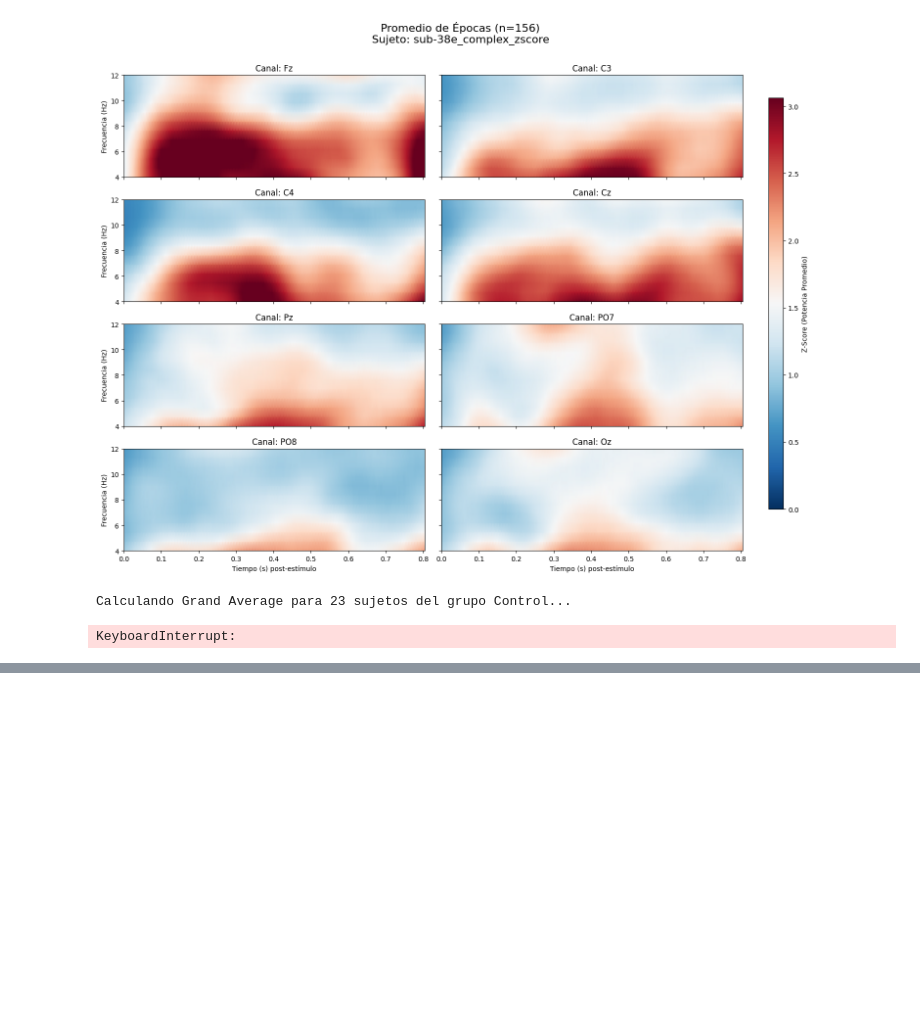
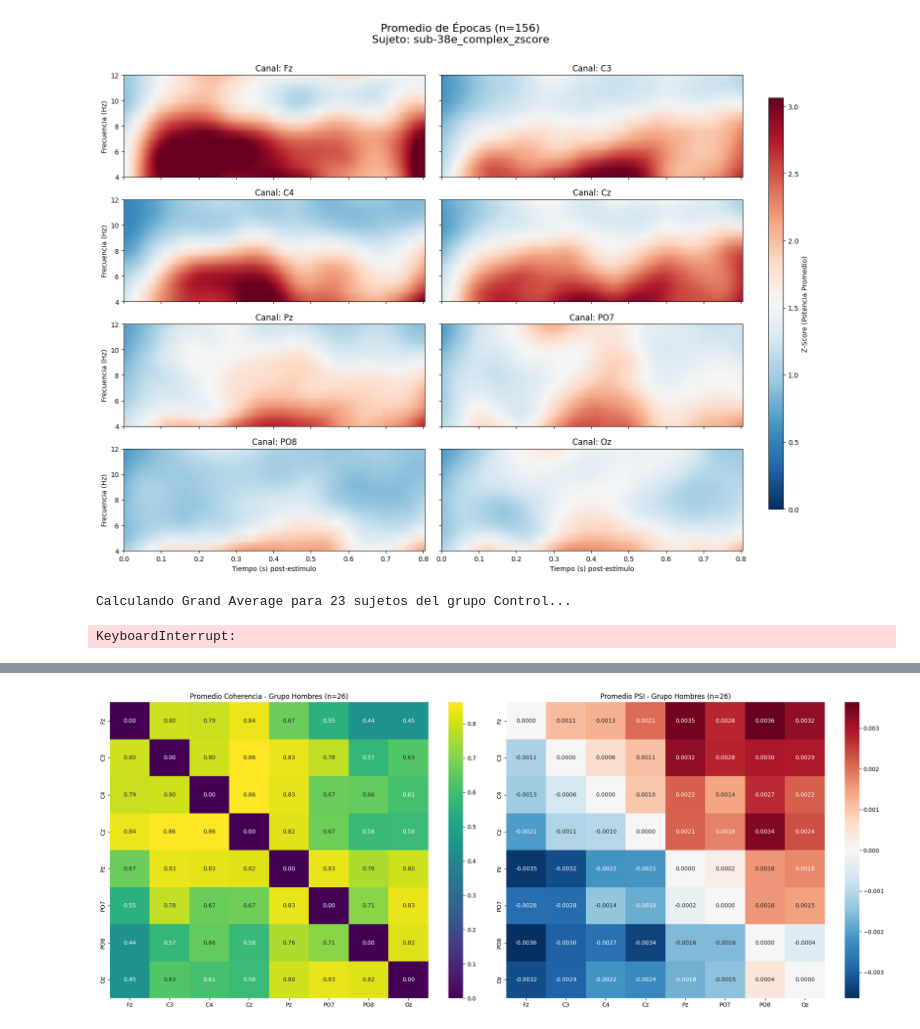
Before and after one commit to fer004/PSI_analysis_STEM, a Jupyter notebook: psi_analisis.ipynb, the cells around one changed output, grey strips where cells are left out. Drawn from its saved outputs; the diff is of its cells as text; code cells hidden in the pictures; blank space fills up the shorter version.

```diff
--- a/psi_analisis.ipynb
+++ b/psi_analisis.ipynb
@@ -329,0 +416,91 @@ KeyboardInterrupt:
+# %%
+import numpy as np
+import pandas as pd
+import matplotlib.pyplot as plt
+import seaborn as sns
+from pathlib import Path
+
+def psi(sub_list, cwt_dir, freqs):
+    # 1. Filtrar sujetos del grupo control
+    control_subs = sub_list[sub_list['Gender'] == 'Male']['participant_id'].values
+    n_channels = 8  # Basado en tu target_channels
+    target_channels = ['Fz', 'C3', 'C4', 'Cz', 'Pz', 'PO7', 'PO8', 'Oz']
+    df_step = freqs[1] - freqs[0]
+
+    lista_coh = []
+    lista_psi = []
+
+    print(f"Iniciando procesamiento grupal para {len(control_subs)} sujetos...")
+
+    for sub_id in control_subs:
+        file_path = Path(cwt_dir) / f"{sub_id}_complex_zscore.npy"
+
+        if not file_path.exists():
+            continue
+
+        # Cargar épocas del sujeto (duraciones variables)
+        epochs = np.load(file_path, allow_pickle=True)
+        min_t = min([e.shape[2] for e in epochs])
+        # Truncar y convertir a array (n_epochs, n_channels, n_freqs, min_t)
+        data = np.array([e[:, :, :min_t] for e in epochs])
+
+        # Matrices temporales para el sujeto
+        sub_coh = np.zeros((n_channels, n_channels))
+        sub_psi = np.zeros((n_channels, n_channels))
+
+        # Calcular pares de canales
+        for i in range(n_channels):
+            for j in range(i + 1, n_channels):
+                Wx = data[:, i, :, :]
+                Wy = data[:, j, :, :]
+
+                # Coherencia Compleja
+                Sxy = np.mean(Wx * np.conj(Wy), axis=0)
+                Sxx = np.mean(np.abs(Wx)**2, axis=0)
+                Syy = np.mean(np.abs(Wy)**2, axis=0)
+                Cxy = Sxy / (np.sqrt(Sxx * Syy) + 1e-15)
+
+                # Escalar de Coherencia (Magnitud)
+                sub_coh[i, j] = sub_coh[j, i] = np.abs(np.mean(Cxy))
+
+                # PSI (Phase Slope Index)
+                psi_vals = []
+                for f in range(len(freqs) - 1):
+                    # Fórmula: Imag( conj(Cxy(f)) * Cxy(f+df) )
+                    term = np.conj(Cxy[f, :]) * Cxy[f+1, :]
+                    psi_vals.append(np.imag(term))
+
+                avg_psi = np.mean(psi_vals)
+                sub_psi[i, j] = avg_psi
+                sub_psi[j, i] = -avg_psi
+
+        lista_coh.append(sub_coh)
+        lista_psi.append(sub_psi)
+        print(f"Sujeto {sub_id} procesado.")
+
+    # 2. Calcular Grand Average del Grupo
+    ga_coh = np.mean(lista_coh, axis=0)
+    ga_psi = np.mean(lista_psi, axis=0)
+
+    # 3. Visualización
+    fig, (ax1, ax2) = plt.subplots(1, 2, figsize=(20, 8))
+
+    # Heatmap Coherencia
+    sns.heatmap(ga_coh, annot=True, fmt=".2f", cmap='viridis', ax=ax1,
+                xticklabels=target_channels, yticklabels=target_channels)
+    ax1.set_title(f"Promedio Coherencia - Grupo Hombres (n={len(lista_coh)})")
+
+    # Heatmap PSI (Direccionalidad)
+    sns.heatmap(ga_psi, annot=True, fmt=".4f", cmap='RdBu_r', center=0, ax=ax2,
+                xticklabels=target_channels, yticklabels=target_channels)
+    ax2.set_title(f"Promedio PSI - Grupo Hombres (n={len(lista_coh)})")
+
+    plt.tight_layout()
+    plt.show()
+
+    return ga_coh, ga_psi
+
+# --- Ejecución ---
+freqs_vals = np.linspace(4, 12, num=12)
+ga_coh_control, ga_psi_control = psi(sub_list, CWT_DIR, freqs_vals)
+# %% [output]
@@ -329,0 +524 @@ KeyboardInterrupt:
+[figure, added]
```
Also changed, not shown: parts of 3 cells of this notebook.
